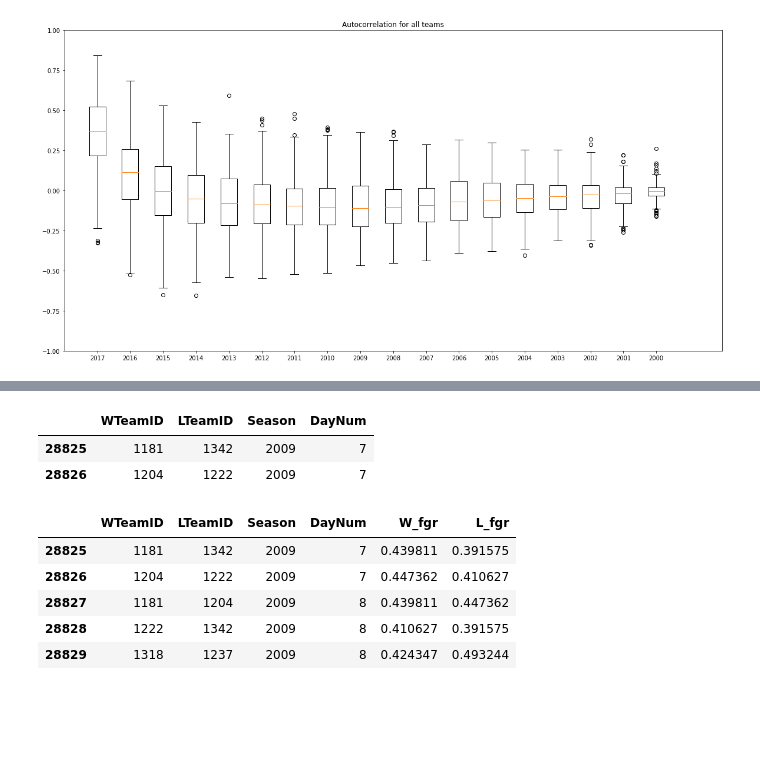
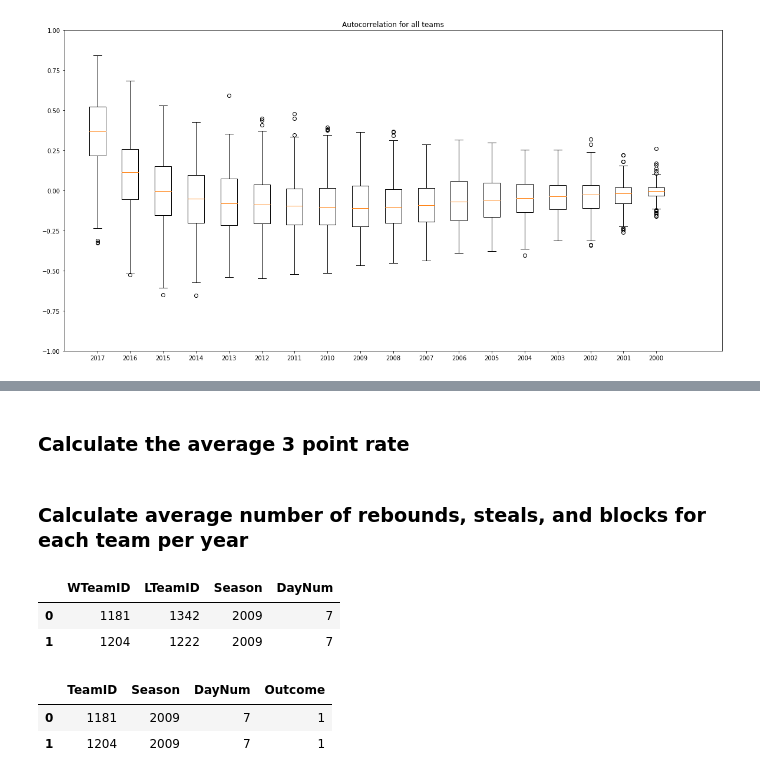
Before and after one commit to merlej/basketball-prediction, a Jupyter notebook: basketball_data_cleaning.ipynb, the cells around one changed output, grey strips where cells are left out. Cells and saved outputs as stored; diff of their text form; code cells hidden in the pictures; blank space fills up the shorter version.

```diff
--- a/basketball_data_cleaning.ipynb
+++ b/basketball_data_cleaning.ipynb
@@ -233,0 +197,2 @@ fg_df.head()
+# %% [markdown]
+### Calculate the average 3 point rate
@@ -233,0 +210,2 @@ fg_df.head()
+# %% [markdown]
+### Calculate average number of rebounds, steals, and blocks for each team per year
@@ -234,8 +229,7 @@ fg_df.head()
 # %%
-# Construct a dataframe with the desired features
-data = seasons_data[seasons_data.Season>2008][['WTeamID','LTeamID','Season','DayNum']]
+data = seasons_data[seasons_data.Season>2008][['WTeamID','LTeamID','Season','DayNum']].reset_index().drop('index',                                                                                                         axis=1)
 data.head(2)
 # %% [output]
 |  | WTeamID | LTeamID | Season | DayNum |
-| 28825 | 1181 | 1342 | 2009 | 7 |
-| 28826 | 1204 | 1222 | 2009 | 7 |
+| 0 | 1181 | 1342 | 2009 | 7 |
+| 1 | 1204 | 1222 | 2009 | 7 |
@@ -262,9 +235,0 @@ data.loc[:, 'L_fgr'] = L_fgr
-# %%
-data.head()
-# %% [output]
-|  | WTeamID | LTeamID | Season | DayNum | W_fgr | L_fgr |
-| 28825 | 1181 | 1342 | 2009 | 7 | 0.439811 | 0.391575 |
-| 28826 | 1204 | 1222 | 2009 | 7 | 0.447362 | 0.410627 |
-| 28827 | 1181 | 1204 | 2009 | 8 | 0.439811 | 0.447362 |
-| 28828 | 1222 | 1342 | 2009 | 8 | 0.410627 | 0.391575 |
-| 28829 | 1318 | 1237 | 2009 | 8 | 0.424347 | 0.493244 |
@@ -272,0 +244,41 @@ data.to_csv('CleanedData.csv')
+# %%
+# rename the columns so that the dataframes can be merged
+cols = []
+for c in w_data.columns:
+    name = str(c)
+    if name=='WTeamID':
+        cols.append("TeamID")
+    elif name.startswith("W_", 0, 2):
+        r_name = re.sub("W_", "Team_", name)
+        cols.append(r_name)
+    elif name.startswith("L_", 0, 2):
+        t_name = re.sub("L_", "Opp_", name)
+        cols.append(t_name)
+    else:
+        cols.append(name)
+
+w_data.columns = cols
+
+cols2 = []
+
+for c in l_data.columns:
+    name = str(c)
+    if name=='LTeamID':
+        cols2.append("TeamID")
+    elif name.startswith("L_", 0, 2):
+        r_name = re.sub("L_", "Team_", name)
+        cols2.append(r_name)
+    elif name.startswith("W_", 0, 2):
+        t_name = re.sub("W_", "Opp_", name)
+        cols2.append(t_name)
+    else:
+        cols2.append(name)
+
+l_data.columns = cols2
+
+team_data = w_data.merge(l_data, how='outer')
+team_data.head(2)
+# %% [output]
+|  | TeamID | Season | DayNum | Outcome |
+| 0 | 1181 | 2009 | 7 | 1 |
+| 1 | 1204 | 2009 | 7 | 1 |
```
Also changed, not shown: parts of 19 cells of this notebook.
